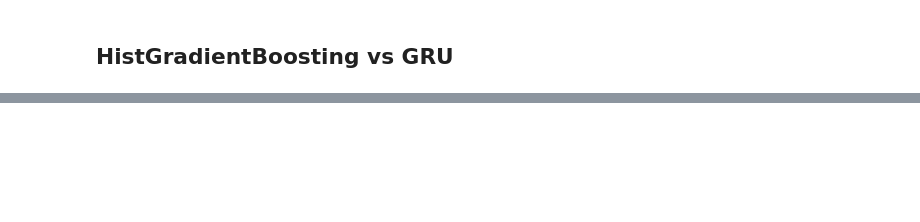
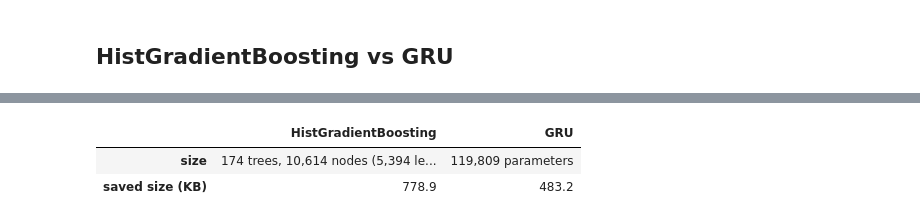
Before and after one commit to Skynse/ysafetyml, a Jupyter notebook: notebooks/sisfall2.ipynb, the cells around one changed output, grey strips where cells are left out. Drawn from its saved outputs; the diff is of its cells as text; code cells hidden in the pictures; blank space fills up the shorter version.

```diff
--- a/notebooks/sisfall2.ipynb
+++ b/notebooks/sisfall2.ipynb
@@ -355,3 +367,21 @@ comparison.round(4)
+# %%
+import io
+import pickle
+
+# model size: HGB stores trees of split nodes, the GRU stores weight tensors
+hgb_nodes = sum(len(p.nodes) for it in model._predictors for p in it)
+hgb_leaves = sum(int(p.nodes["is_leaf"].sum()) for it in model._predictors for p in it)
+buf = io.BytesIO(); torch.save(gru.state_dict(), buf)
+pd.DataFrame({
+    "HistGradientBoosting": {"size": f"{model.n_iter_} trees, {hgb_nodes:,} nodes ({hgb_leaves:,} leaves)",
+                             "saved size (KB)": round(len(pickle.dumps(model)) / 1e3, 1)},
+    "GRU": {"size": f"{sum(p.numel() for p in gru.parameters()):,} parameters",
+            "saved size (KB)": round(buf.getbuffer().nbytes / 1e3, 1)},
+})
+# %% [output]
+|  | HistGradientBoosting | GRU |
+| size | 174 trees, 10,614 nodes (5,394 le... | 119,809 parameters |
+| saved size (KB) | 778.9 | 483.2 |
 # %%
 # per-activity accuracy where either model makes mistakes
 per_activity = meta[test].assign(HGB=(y_pred == y_test), GRU=(y_pred_gru == y_test))
```
Also changed, not shown: parts of 8 cells of this notebook, 41 other files.
